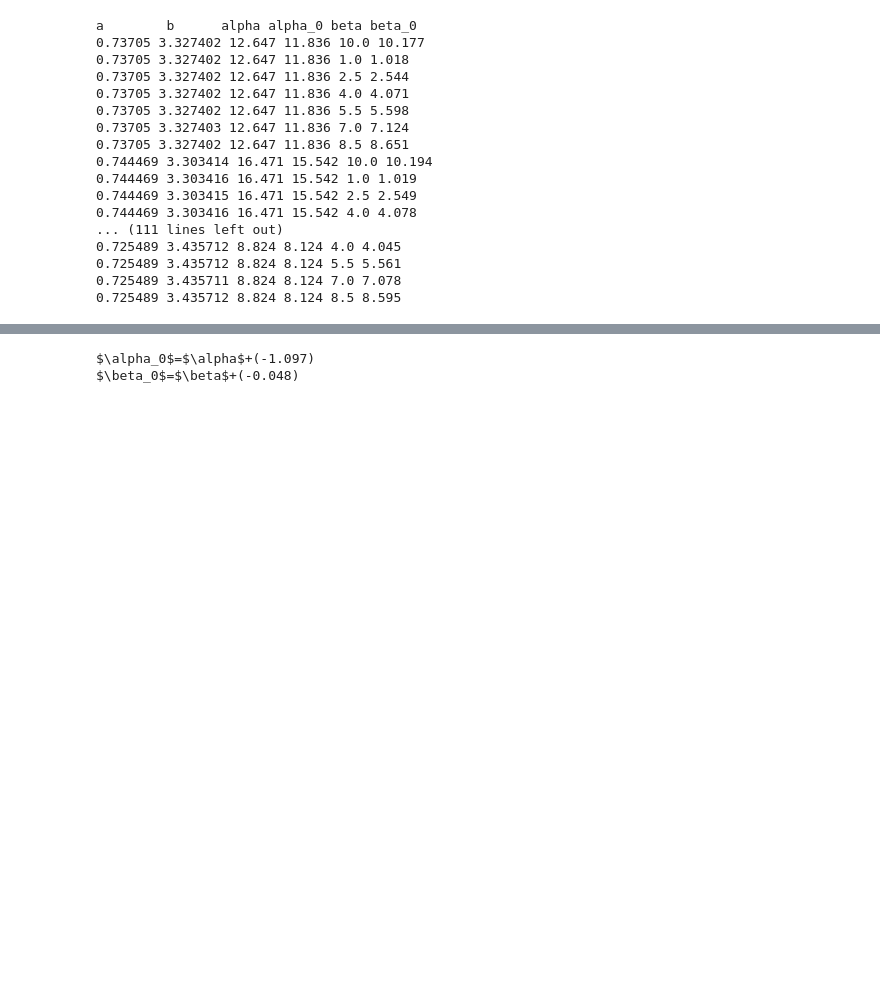
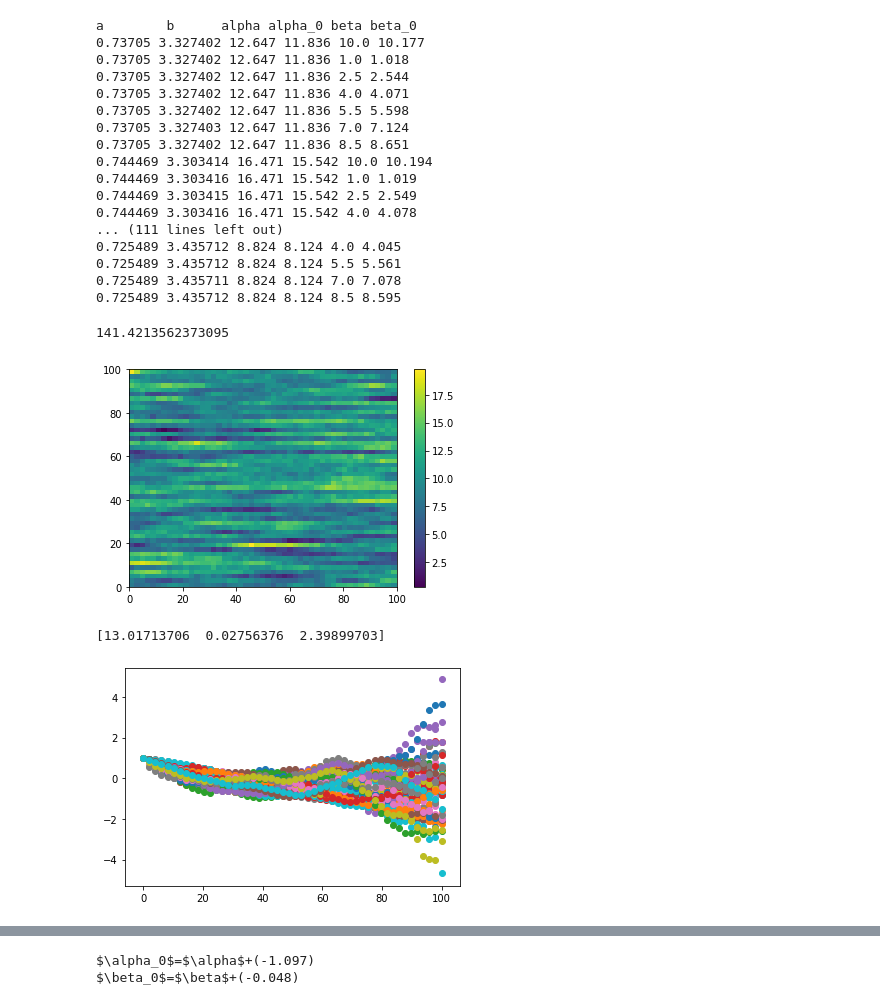
Before and after one commit to adameshel/spatial_autocorrelation, a Jupyter notebook: Autocorr/auto_corr.ipynb, the cells around one changed output, grey strips where cells are left out. Cells and saved outputs as stored; diff of their text form; code cells hidden in the pictures; blank space fills up the shorter version.

```diff
--- a/Autocorr/auto_corr.ipynb
+++ b/Autocorr/auto_corr.ipynb
@@ -1433,0 +1424,63 @@ a        b      alpha alpha_0 beta beta_0
+# %%
+from scipy.spatial.distance import pdist, squareform
+alpha = 50; beta = 10; gamma = 1
+N = 50
+# z = np.random.exponential(size=(N))
+x = np.linspace(0,100,N)
+y = np.linspace(0,100,N)
+
+K = squareform(pdist(np.vstack((x,y)).T))
+print(np.max(K))
+# print(K)
+cov_func = lambda h: beta*np.exp(-(h/alpha)**gamma)
+K = cov_func(K.ravel())
+K = np.array(K)
+K = K.reshape(N,N)
+# print(np.linalg.cholesky(K))
+K_inv = np.linalg.inv(K)
+mean = np.zeros(N) + 10
+Z = np.random.multivariate_normal(mean, K, N)
+plt.pcolormesh(x,y,Z)
+plt.colorbar()
+plt.show()
+
+n = 40
+# plt.plot(Z.T[n])
+# plt.plot(Z[n])
+
+def estimated_autocorrelation(x):
+    """
+    http://stackoverflow.com/q/14297012/190597
+    http://en.wikipedia.org/wiki/Autocorrelation#Estimation
+    """
+    n = len(x)
+    variance = x.var()
+    x = x-x.mean()
+    r = np.correlate(x, x, mode = 'full')[-n:]
+    assert np.allclose(r, np.array([(x[:n-k]*x[-(n-k):]).sum() for k in range(n)]))
+    result = r/(variance*(np.arange(n, 0, -1)))
+    return result
+for i in range(len(x)):
+    plt.scatter(x,estimated_autocorrelation(Z[i]))
+xgrid, ygrid = np.meshgrid(x,y)
+dists = np.array(sorted(pdist(np.vstack((x,y)).T))).ravel()
+
+pars, _ = curve_fit(
+    f=acf_original_gamma,
+    xdata=xgrid.ravel(),
+    ydata=estimated_autocorrelation(Z.ravel())
+)
+print(pars)
+# xgrid, ygrid = np.meshgrid(x,y)
+# df = pd.DataFrame(
+#     {'x':make_tuple_arr(xgrid.ravel()),
+#     'y':make_tuple_arr(ygrid.ravel()),
+#     'z':make_tuple_arr(Z.ravel())}
+# )
+# ac = accml.Autocorr(df, bw=1)
+# ac(optimize=True)
+# %% [output]
+141.4213562373095
+[figure, added]
+[13.01713706  0.02756376  2.39899703]
+[figure, added]
```
Also changed, not shown: parts of 32 cells of this notebook, 2 other files.
